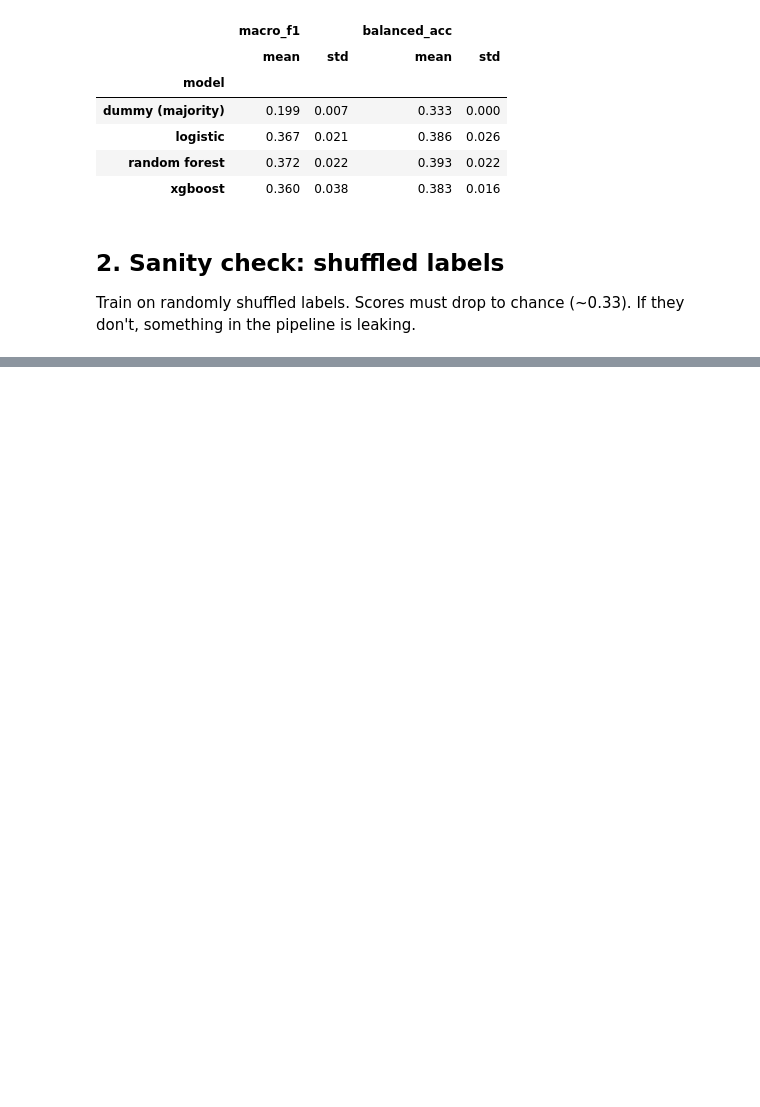
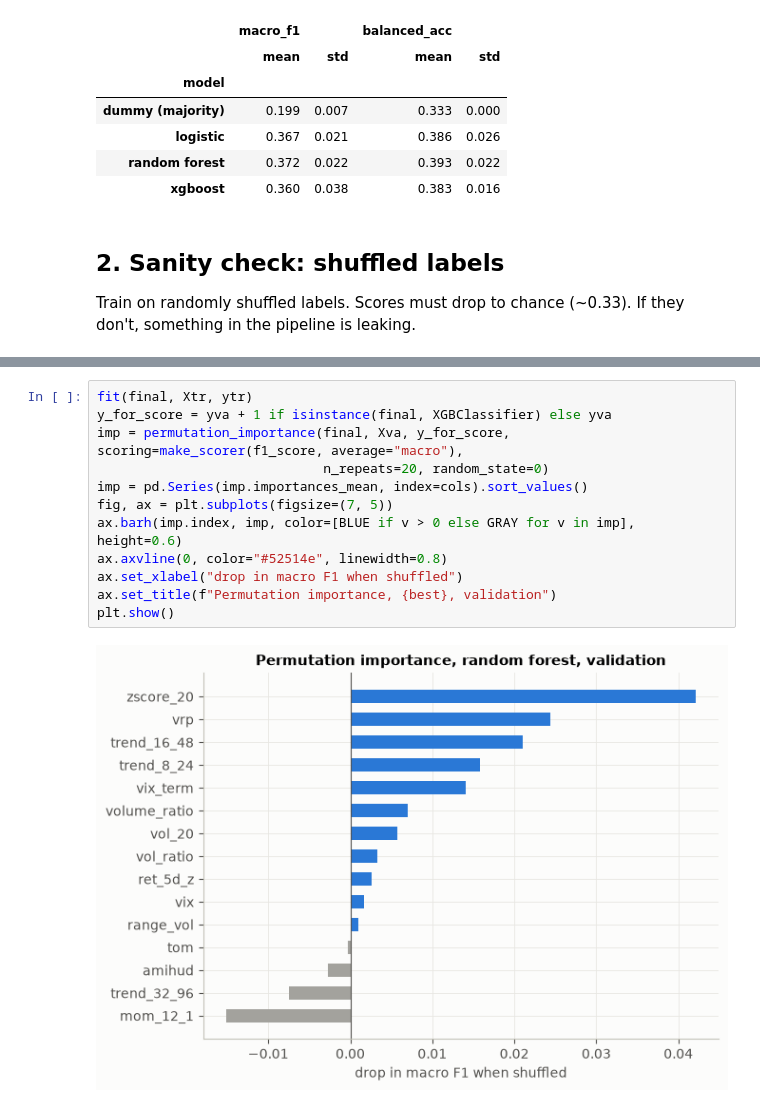
Before and after one commit to TKCH121/spy, a Jupyter notebook: notebooks/02_modeling.ipynb, the cells around one changed output, grey strips where cells are left out. Drawn from its saved outputs; the diff is of its cells as text; blank space fills up the shorter version.

```diff
--- a/notebooks/02_modeling.ipynb
+++ b/notebooks/02_modeling.ipynb
@@ -130,0 +196,14 @@ TODO.
+# %%
+fit(final, Xtr, ytr)
+y_for_score = yva + 1 if isinstance(final, XGBClassifier) else yva
+imp = permutation_importance(final, Xva, y_for_score, scoring=make_scorer(f1_score, average="macro"),
+                             n_repeats=20, random_state=0)
+imp = pd.Series(imp.importances_mean, index=cols).sort_values()
+fig, ax = plt.subplots(figsize=(7, 5))
+ax.barh(imp.index, imp, color=[BLUE if v > 0 else GRAY for v in imp], height=0.6)
+ax.axvline(0, color="#52514e", linewidth=0.8)
+ax.set_xlabel("drop in macro F1 when shuffled")
+ax.set_title(f"Permutation importance, {best}, validation")
+plt.show()
+# %% [output]
+[figure, added]
```
Also changed, not shown: parts of 22 cells of this notebook, 1 other file.
